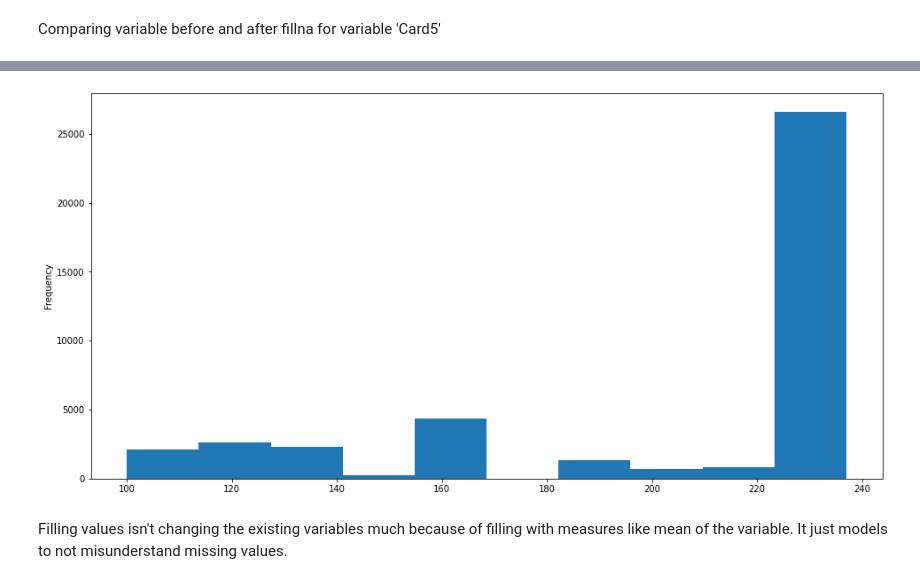
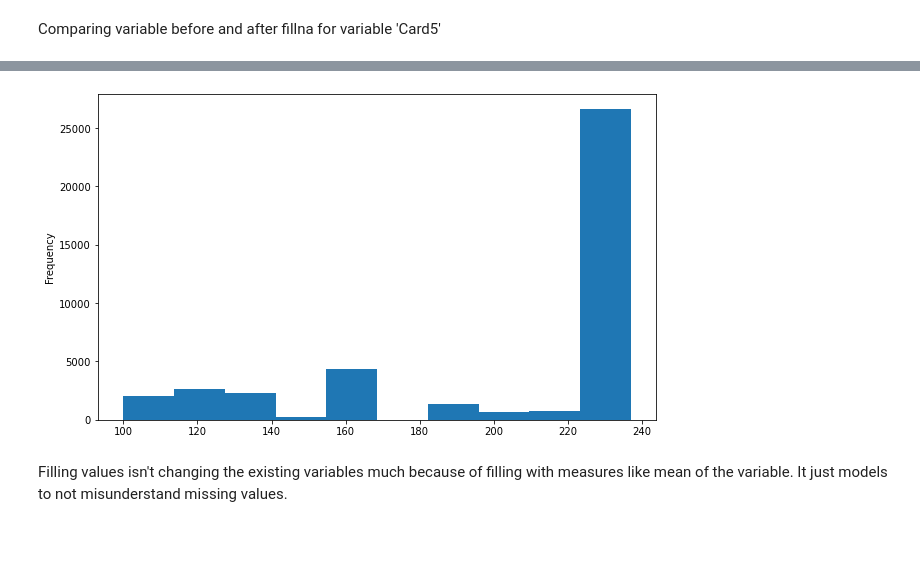
Before and after one commit to mengyush/data-science, a Jupyter notebook: IEEE_CIS_Fraud_Detection.ipynb, the cells around one changed output, grey strips where cells are left out. Saved outputs shown, nothing was run; the diff lists cells and outputs as text; code cells hidden in the pictures; blank space fills up the shorter version.

```diff
--- a/IEEE_CIS_Fraud_Detection.ipynb
+++ b/IEEE_CIS_Fraud_Detection.ipynb
@@ -14,7 +14,7 @@ from sklearn.model_selection import train_test_split
 import warnings
 warnings.filterwarnings('ignore')
 # %%
-df = pd.read_csv('/content/sample_data/fraud_data.csv')
+df = pd.read_csv('fraud_data.csv')
 df.head()
 # %% [output]
 |  | TransactionID | isFraud | TransactionDT | TransactionAmt | ProductCD | card1 | card2 | card3 | card4 | ... |
@@ -120,7 +154,7 @@ xTrain_single['card5'].plot.hist(figsize=(16,8));
 # %%
-xTrain_before_filling['card5'].plot.hist(figsize=(16,8));
+xTrain_before_filling['card5'].plot.hist(figsize=(10,6));
 # %% [output]
-[figure, old version]
+[figure, new version]
 # %% [markdown]
 Filling values isn't changing the existing variables much because of filling with measures like mean of the variable. It just models to not misunderstand missing values.
 # %%
```
Also changed, not shown: parts of 29 cells of this notebook.
